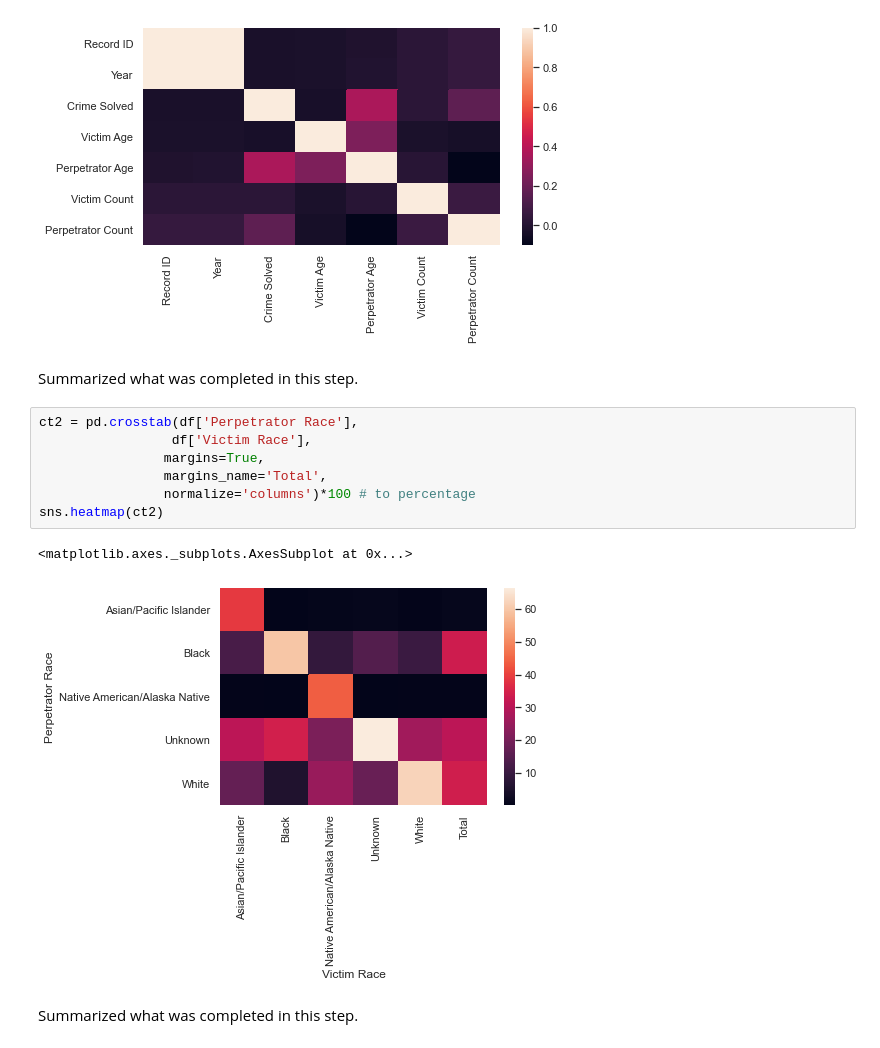
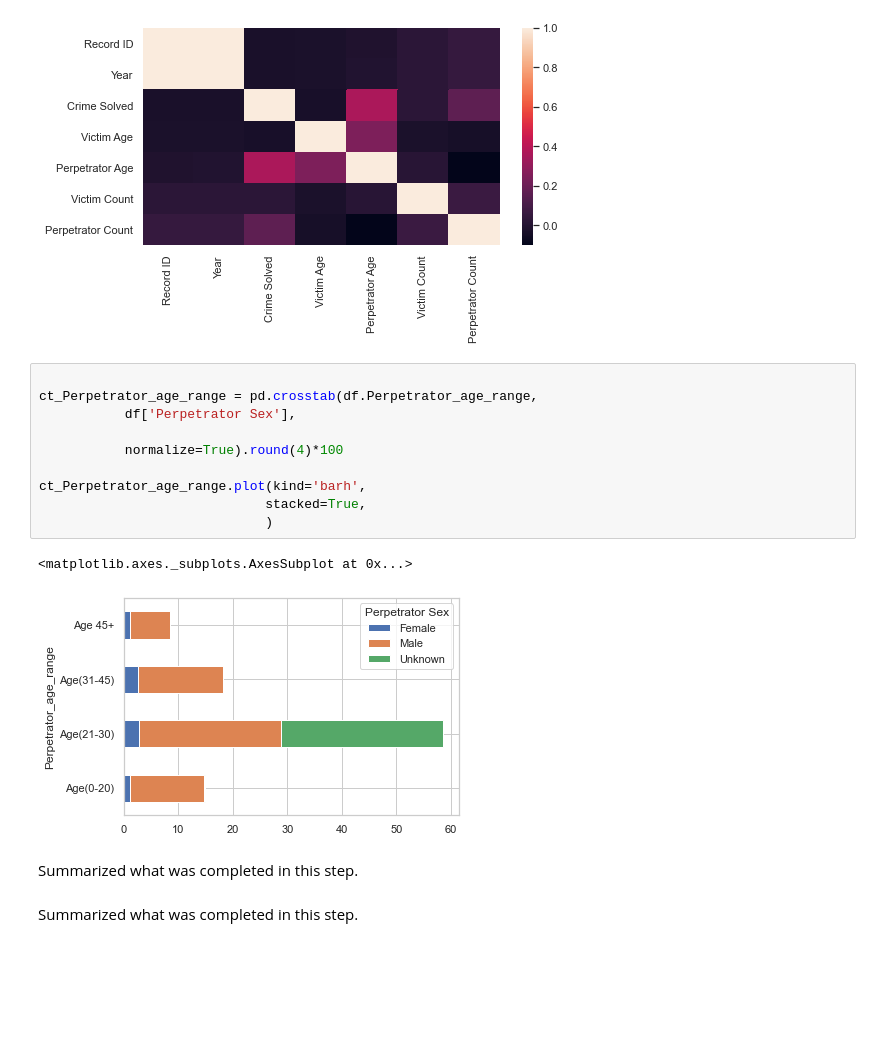
Before and after one commit to pretttyvo/ML1-Visualization-and-Data-Preprocessing, a Jupyter notebook: Lab 1/Jupyter Notebooks/Template.ipynb, the cells around one changed output. Drawn from its saved outputs; the diff is of its cells as text; blank space fills up the shorter version.

```diff
--- a/Lab 1/Jupyter Notebooks/Template.ipynb
+++ b/Lab 1/Jupyter Notebooks/Template.ipynb
@@ -748,18 +516,21 @@ sns.heatmap(df.corr())
 # %% [output]
 <matplotlib.axes._subplots.AxesSubplot at 0x...>
 [figure]
+# %%
+
+ct_Perpetrator_age_range = pd.crosstab(df.Perpetrator_age_range,
+           df['Perpetrator Sex'],
+
+           normalize=True).round(4)*100
+
+ct_Perpetrator_age_range.plot(kind='barh',
+                             stacked=True,
+                             )
+# %% [output]
+<matplotlib.axes._subplots.AxesSubplot at 0x...>
+[figure, added]
 # %% [markdown]
 Summarized what was completed in this step.
-# %%
-ct2 = pd.crosstab(df['Perpetrator Race'],
-                 df['Victim Race'],
-                margins=True,
-                margins_name='Total',
-                normalize='columns')*100 # to percentage
-sns.heatmap(ct2)
-# %% [output]
-<matplotlib.axes._subplots.AxesSubplot at 0x...>
-[figure, removed]
 # %% [markdown]
 Summarized what was completed in this step.
 # %%
```
Also changed, not shown: parts of 31 cells of this notebook.
